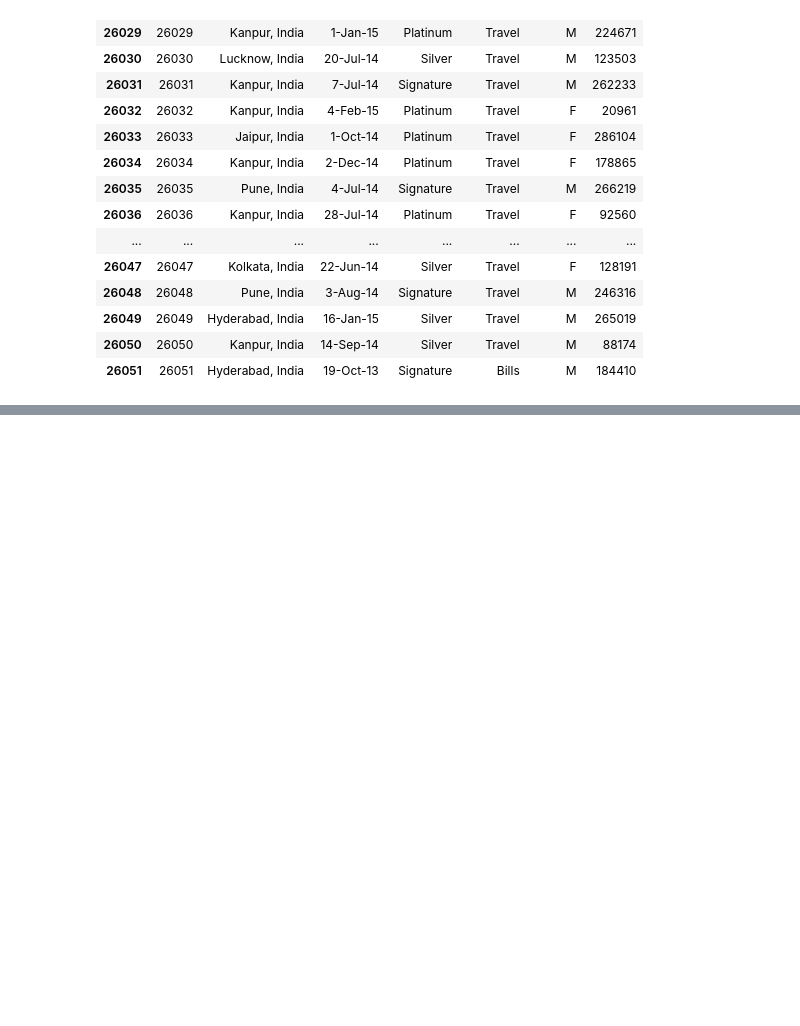
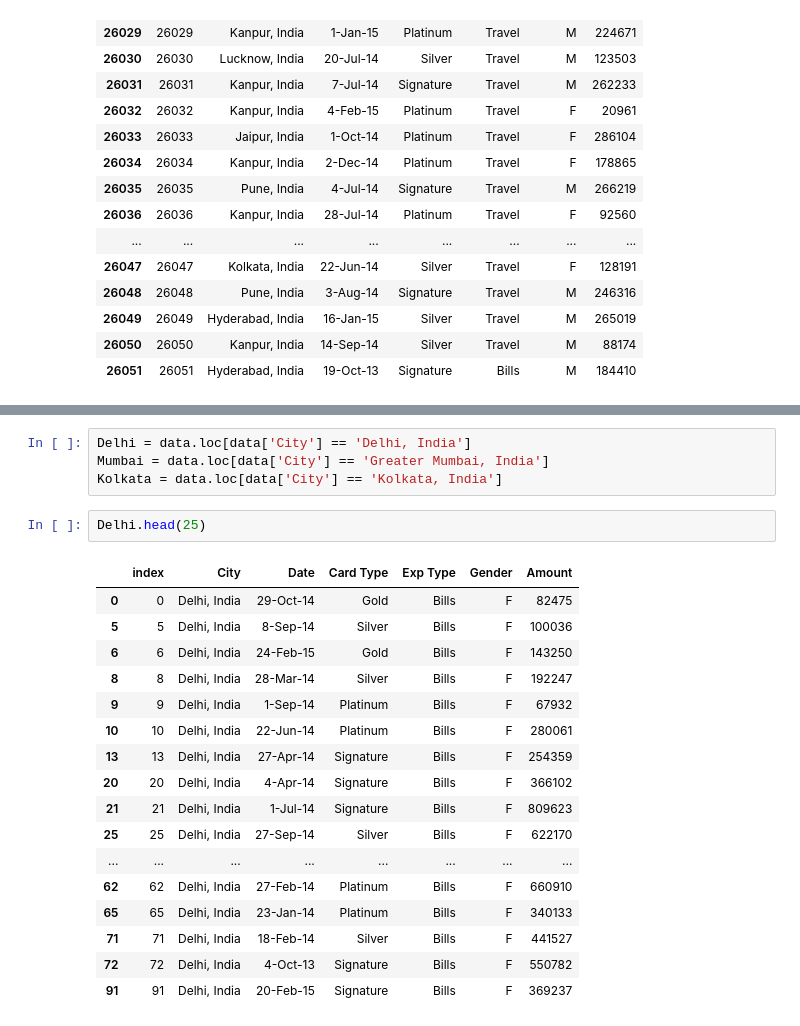
Before and after one commit to WhiteHorse101/Credit-Card-Spending-Habits, a Jupyter notebook: EDA.ipynb, the cells around one changed output, grey strips where cells are left out. Saved outputs shown, nothing was run; the diff lists cells and outputs as text; blank space fills up the shorter version.

```diff
--- a/EDA.ipynb
+++ b/EDA.ipynb
@@ -49,0 +91,24 @@ data.tail(25)
+# %%
+Delhi = data.loc[data['City'] == 'Delhi, India']
+Mumbai = data.loc[data['City'] == 'Greater Mumbai, India']
+Kolkata = data.loc[data['City'] == 'Kolkata, India']
+# %%
+Delhi.head(25)
+# %% [output]
+|  | index | City | Date | Card Type | Exp Type | Gender | Amount |
+| 0 | 0 | Delhi, India | 29-Oct-14 | Gold | Bills | F | 82475 |
+| 5 | 5 | Delhi, India | 8-Sep-14 | Silver | Bills | F | 100036 |
+| 6 | 6 | Delhi, India | 24-Feb-15 | Gold | Bills | F | 143250 |
+| 8 | 8 | Delhi, India | 28-Mar-14 | Silver | Bills | F | 192247 |
+| 9 | 9 | Delhi, India | 1-Sep-14 | Platinum | Bills | F | 67932 |
+| 10 | 10 | Delhi, India | 22-Jun-14 | Platinum | Bills | F | 280061 |
+| 13 | 13 | Delhi, India | 27-Apr-14 | Signature | Bills | F | 254359 |
+| 20 | 20 | Delhi, India | 4-Apr-14 | Signature | Bills | F | 366102 |
+| 21 | 21 | Delhi, India | 1-Jul-14 | Signature | Bills | F | 809623 |
+| 25 | 25 | Delhi, India | 27-Sep-14 | Silver | Bills | F | 622170 |
+| ... | ... | ... | ... | ... | ... | ... | ... |
+| 62 | 62 | Delhi, India | 27-Feb-14 | Platinum | Bills | F | 660910 |
+| 65 | 65 | Delhi, India | 23-Jan-14 | Platinum | Bills | F | 340133 |
+| 71 | 71 | Delhi, India | 18-Feb-14 | Silver | Bills | F | 441527 |
+| 72 | 72 | Delhi, India | 4-Oct-13 | Signature | Bills | F | 550782 |
+| 91 | 91 | Delhi, India | 20-Feb-15 | Signature | Bills | F | 369237 |
```
Also changed, not shown: parts of 23 cells of this notebook, 1 other file.
